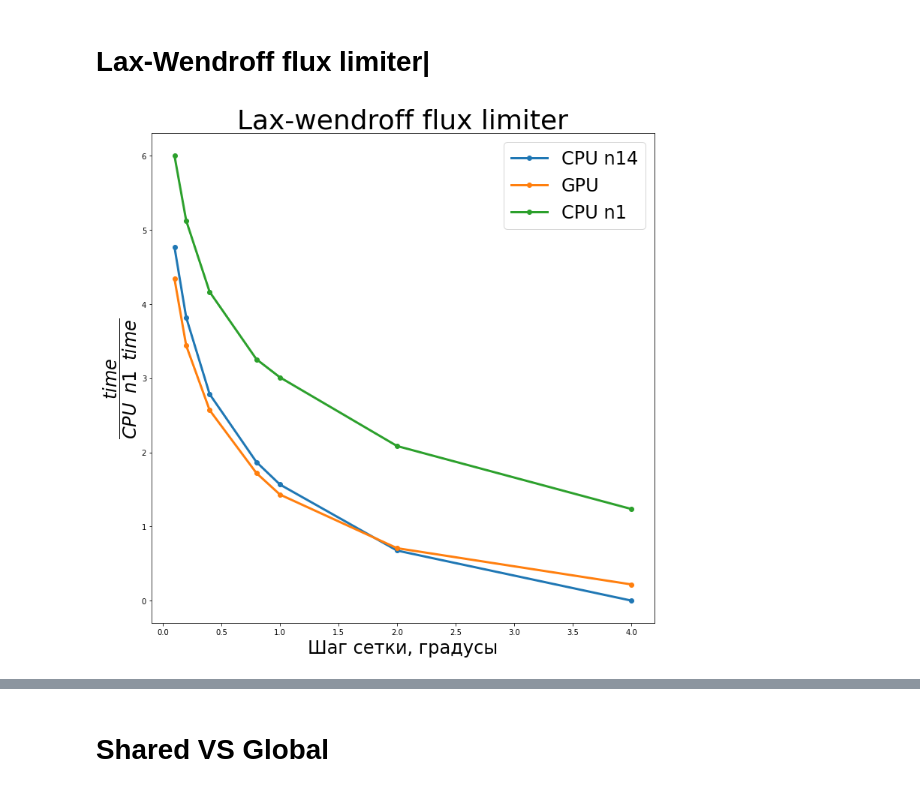
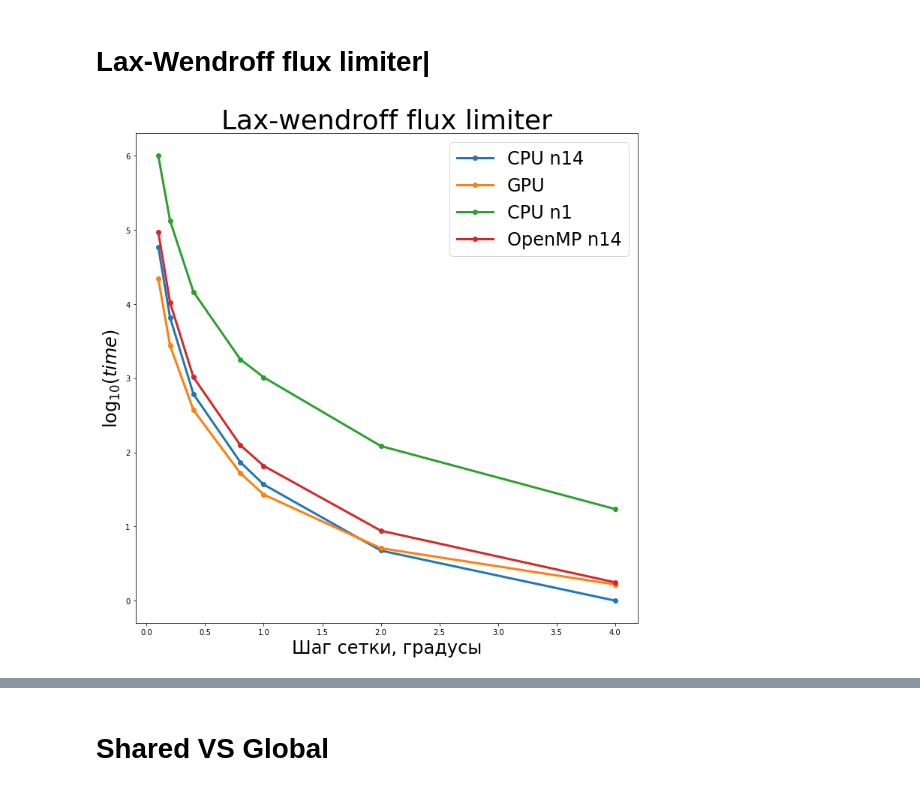
Before and after one commit to Lizzzka007/PythonProgs, a Jupyter notebook: ScaledPerfomance.ipynb, the cells around one changed output, grey strips where cells are left out. Cells and saved outputs as stored; diff of their text form; code cells hidden in the pictures.

```diff
--- a/ScaledPerfomance.ipynb
+++ b/ScaledPerfomance.ipynb
@@ -108,26 +112,29 @@ plt.title("Upwind-x3", fontsize=36);
 # %%
 GPU_l =     [0.003917, 0.012074, 0.063887, 0.124323, 0.879221, 6.528515, 52.078128]
 CPU_n1_l  = [0.04074, 0.28831, 2.43620, 4.26987, 34.65315, 316.53729, 2384.24660]
 CPU_n14_l = [0.00237, 0.01121, 0.08727, 0.17513, 1.44651, 15.65171, 139.60063]
+OMP_l =     [0.00418, 0.02080, 0.15574, 0.29662, 2.44379, 24.91783, 222.15013]
 AngleStep = [4, 2, 1, 0.8, 0.4, 0.2, 0.1]
 
 Scale(GPU_l)
 Scale(CPU_n14_l)
 Scale(CPU_n1_l)
+Scale(OMP_l)
 
 offset = abs(min(CPU_n14_l))
 
 fig, ax = plt.subplots(figsize=(12,12))
 plt.xlabel("Шаг сетки, градусы", fontsize=24)
 plt.ylabel("$\log_{10}(time)$", fontsize=24)
 # ax.plot(AngleStep, CPU_n1, marker='o', label="CPU n1")
 ax.plot(AngleStep, [offset + i for i in CPU_n14_l], marker='o', linewidth=3, label="CPU n14")
 ax.plot(AngleStep, [offset + i for i in GPU_l], marker='o', linewidth=3, label="GPU")
 ax.plot(AngleStep, [offset + i for i in CPU_n1_l], marker='o', linewidth=3, label="CPU n1")
+ax.plot(AngleStep, [offset + i for i in OMP_l], marker='o', linewidth=3, label="OpenMP n14")
 ax.legend(fontsize = 24, loc='best')
 plt.title("Lax-wendroff flux limiter", fontsize=36);
 # %% [output]
-[figure, old version]
+[figure, new version]
 # %%
 plt.figure(figsize=(40, 40))
 # Вывод графиков
```
Also changed, not shown: parts of 6 cells of this notebook.
